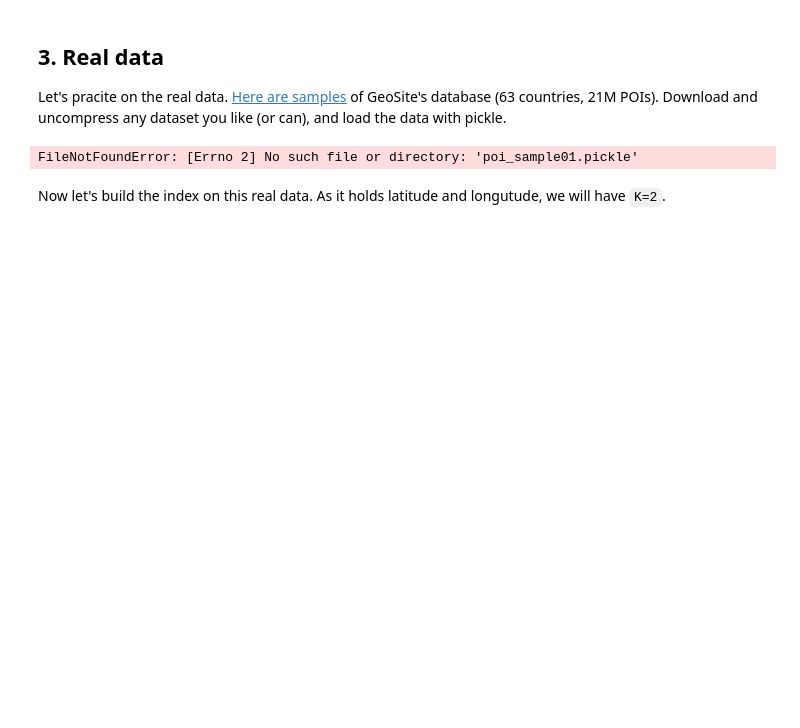
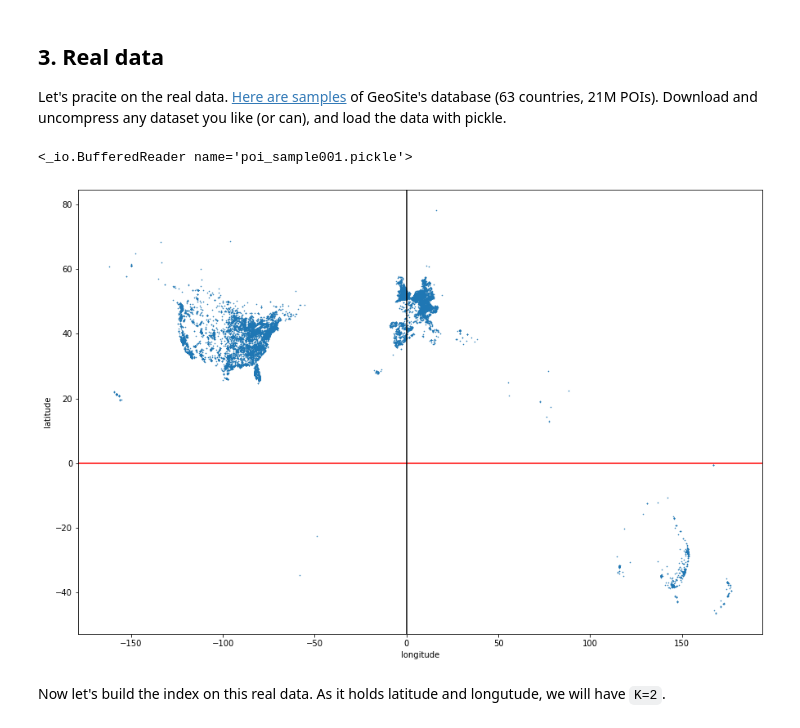
Before and after one commit to debunt/Notebooks_Skoltech, a Jupyter notebook: EADS/tutorial trees/NNS.ipynb, the cells around one changed output. Saved outputs shown, nothing was run; the diff lists cells and outputs as text; code cells hidden in the pictures; blank space fills up the shorter version.

```diff
--- a/EADS/tutorial trees/NNS.ipynb
+++ b/EADS/tutorial trees/NNS.ipynb
@@ -374,25 +377,28 @@ plt.show()
 Let's pracite on the real data. [Here are samples](https://drive.google.com/drive/folders/1nhiJC6g5R5uPDYwa-6sz9_bJ3sYGm8mM?usp=sharing) of GeoSite's database (63 countries, 21M POIs). Download and uncompress any dataset you like (or can), and load the data with pickle.
 # %%
 # replace filename if you want to use other index file
-with open("poi_sample01.pickle", "rb") as f:
+
+with open("poi_sample001.pickle", "rb") as f:
+    print(f)
     dataset = pickle.load(f)
 
 # let's sample 20000 of points to draw
 step = len(dataset) // 20000
 
 X = [v[0][0] for v in dataset[::step]]
 Y = [v[0][1] for v in dataset[::step]]
 
 plt.figure(figsize=(15, 10))
 a = plt.axes()
 a.set_xlabel('longitude')
 a.set_ylabel('latitude')
 plt.axhline(0, color='red')
 plt.axvline(0, color='black')
-plt.scatter(X, Y)
+plt.scatter(X, Y, s=0.3)
 plt.show()
 # %% [output]
-FileNotFoundError: [Errno 2] No such file or directory: 'poi_sample01.pickle'
+<_io.BufferedReader name='poi_sample001.pickle'>
+[figure, added]
 # %% [markdown]
 Now let's build the index on this real data. As it holds latitude and longutude, we will have `K=2`.
 # %%
```
Also changed, not shown: parts of 12 cells of this notebook, 14 other files.
